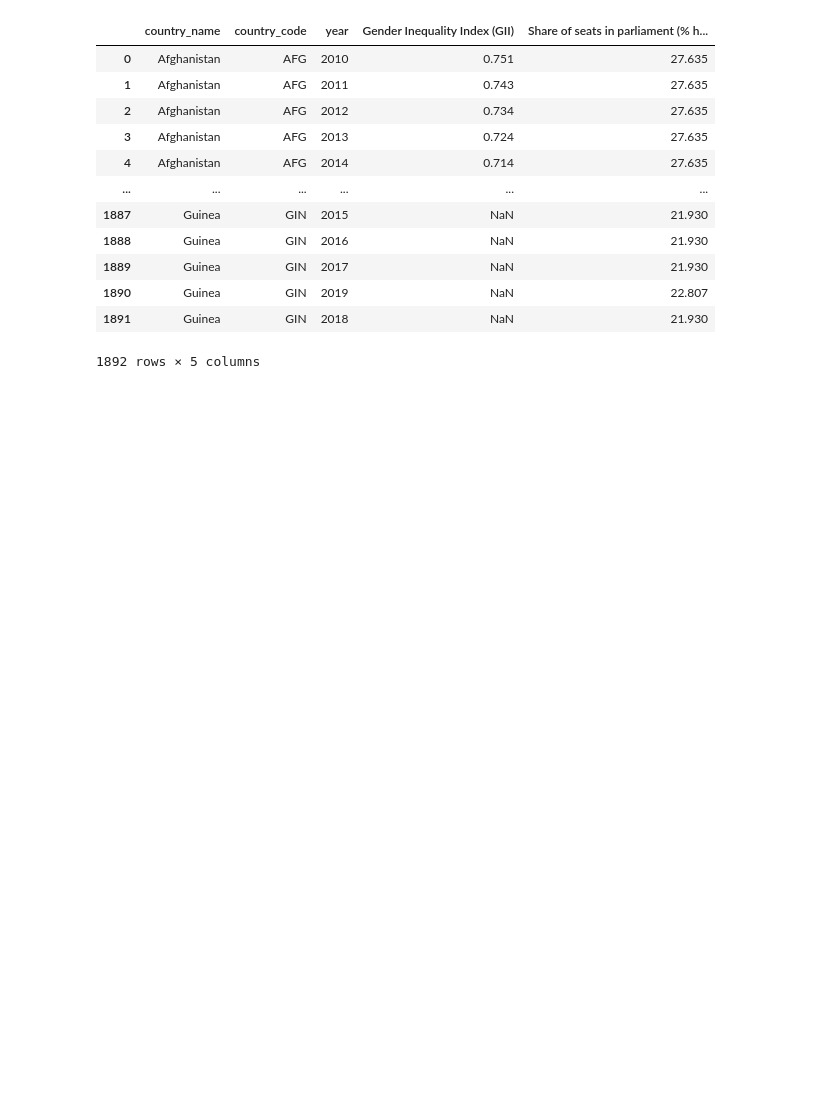
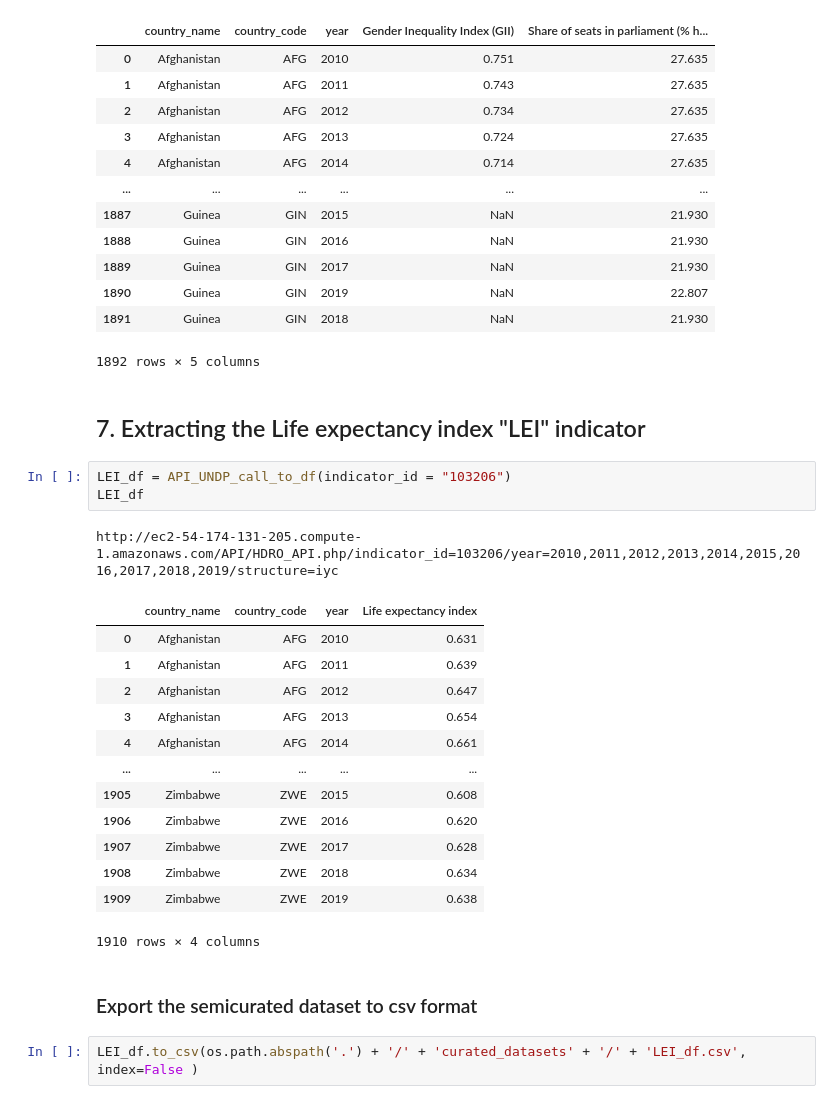
Before and after one commit to rjlopez2/ADS-_CAS_Bern_2020, a Jupyter notebook: Projects/M3/UNDP_Dataset.ipynb, the cells around one changed output. Drawn from its saved outputs; the diff is of its cells as text; blank space fills up the shorter version.

```diff
--- a/Projects/M3/UNDP_Dataset.ipynb
+++ b/Projects/M3/UNDP_Dataset.ipynb
@@ -245,3 +236,27 @@ Share_parl_seat_Fem_df.to_csv(os.path.abspath('.') + '/' + 'curated_datasets' +
 | 1890 | Guinea | GIN | 2019 | NaN | 22.807 |
 | 1891 | Guinea | GIN | 2018 | NaN | 21.930 |
 1892 rows × 5 columns
+# %% [markdown]
+## 7. Extracting the Life expectancy index "LEI" indicator
+# %%
+LEI_df = API_UNDP_call_to_df(indicator_id = "103206")
+LEI_df
+# %% [output]
+http://ec2-54-174-131-205.compute-1.amazonaws.com/API/HDRO_API.php/indicator_id=103206/year=2010,2011,2012,2013,2014,2015,2016,2017,2018,2019/structure=iyc
+|  | country_name | country_code | year | Life expectancy index |
+| 0 | Afghanistan | AFG | 2010 | 0.631 |
+| 1 | Afghanistan | AFG | 2011 | 0.639 |
+| 2 | Afghanistan | AFG | 2012 | 0.647 |
+| 3 | Afghanistan | AFG | 2013 | 0.654 |
+| 4 | Afghanistan | AFG | 2014 | 0.661 |
+| ... | ... | ... | ... | ... |
+| 1905 | Zimbabwe | ZWE | 2015 | 0.608 |
+| 1906 | Zimbabwe | ZWE | 2016 | 0.620 |
+| 1907 | Zimbabwe | ZWE | 2017 | 0.628 |
+| 1908 | Zimbabwe | ZWE | 2018 | 0.634 |
+| 1909 | Zimbabwe | ZWE | 2019 | 0.638 |
+1910 rows × 4 columns
+# %% [markdown]
+### Export the semicurated dataset to csv format
+# %%
+LEI_df.to_csv(os.path.abspath('.') + '/' + 'curated_datasets' + '/' + 'LEI_df.csv', index=False )
```
Also changed, not shown: parts of 14 cells of this notebook, 4 other files.
